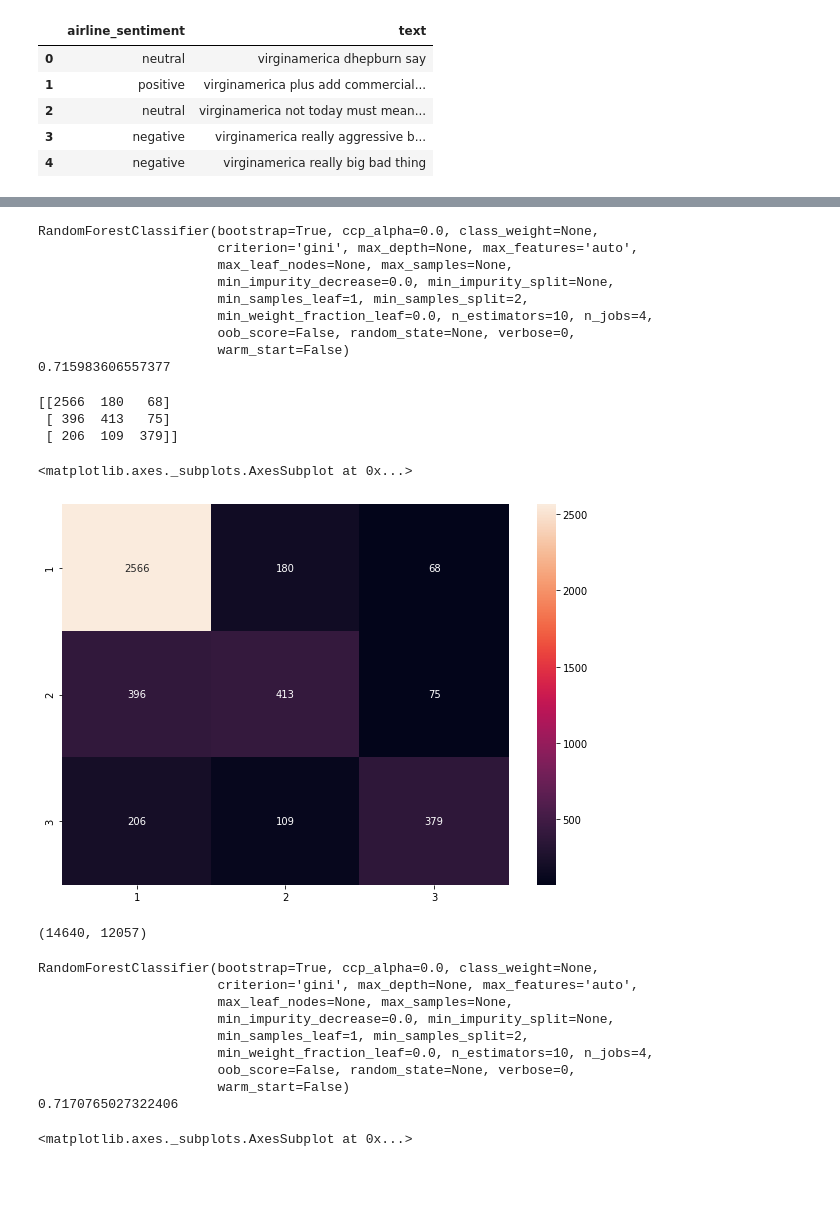
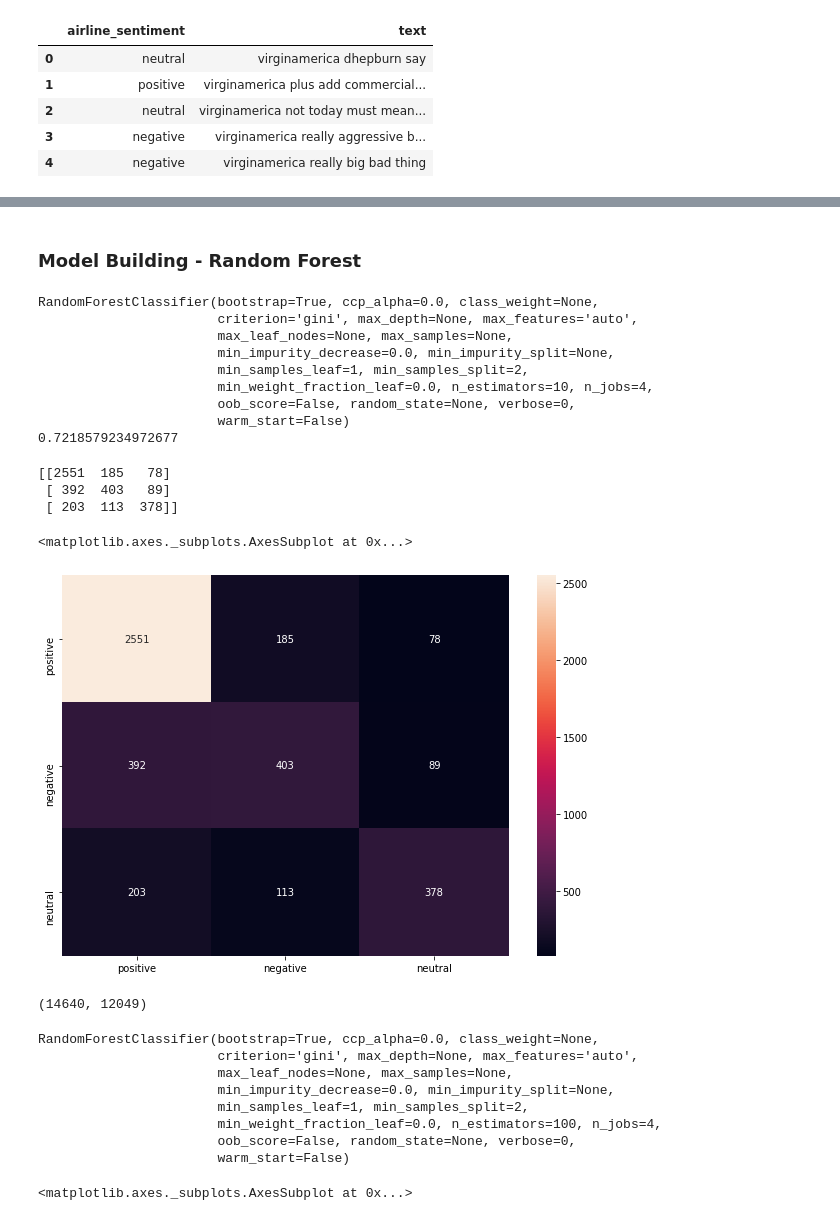
Before and after one commit to mohansameer1983/Twitter-US-Airline-Sentiment-Analysis-NLP, a Jupyter notebook: Twitter-US-Airline-Sentiment-Analysis-NLP.ipynb, the cells around one changed output, grey strips where cells are left out. Drawn from its saved outputs; the diff is of its cells as text; code cells hidden in the pictures; blank space fills up the shorter version.

```diff
--- a/Twitter-US-Airline-Sentiment-Analysis-NLP.ipynb
+++ b/Twitter-US-Airline-Sentiment-Analysis-NLP.ipynb
@@ -133,5 +146,5 @@ data.head()
 | 3 | negative | @VirginAmerica it is really aggre... |
 | 4 | negative | @VirginAmerica and it is a really... |
 # %%
-data['text'] = data.apply(lambda row: nltk.word_tokenize(row['text']), axis=1) # Tokenization of data
+data_proc['text'] = data_proc.apply(lambda row: nltk.word_tokenize(row['text']), axis=1) # Tokenization of data
 # %%
@@ -182,6 +195,15 @@ def remove_punctuation(words):
             new_words.append(new_word)
     return new_words
 
+def remove_special_characters(words):
+    """Remove special characters from list of tokenized words"""
+    new_words = []
+    for word in words:
+        new_word = re.sub(r'[^a-zA-Z\s]', '', word)
+        if new_word != '':
+            new_words.append(new_word)
+    return new_words
+
 def remove_stopwords(words):
     """Remove stop words from list of tokenized words"""
     new_words = []
@@ -200,12 +222,13 @@ def normalize(words):
     words = remove_non_ascii(words)
     words = to_lowercase(words)
     words = remove_punctuation(words)
+    words = remove_special_characters(words)
     words = remove_stopwords(words)
     words = lemmatize_list(words)
     return ' '.join(words)
 
-data['text'] = data.apply(lambda row: normalize(row['text']), axis=1)
-data.head()
+data_proc['text'] = data_proc.apply(lambda row: normalize(row['text']), axis=1)
+data_proc.head()
 # %% [output]
 |  | airline_sentiment | text |
 | 0 | neutral | virginamerica dhepburn say |
@@ -216,9 +241,9 @@ data.head()
 # %%
-# Vectorization (Convert text data to numbers).
+# CountVectorizer
 from sklearn.feature_extraction.text import CountVectorizer
 
-vectorizer = CountVectorizer()                # Keep only 1000 features as number of features will increase the processing time.
-data_features = vectorizer.fit_transform(data['text'])
+vectorizer = CountVectorizer()
+data_features = vectorizer.fit_transform(data_proc['text'])
 
 data_features = data_features.toarray()                        # Convert the data features to array.
 # %%
@@ -234,6 +273,8 @@ labels = labels.astype('string')
 from sklearn.model_selection import train_test_split
 
 X_train, X_test, y_train, y_test = train_test_split(data_features, labels, test_size=0.3, random_state=42)
+# %% [markdown]
+### Model Building - Random Forest
 # %%
 # Using Random Forest to build model for the classification of tweets.
 # Also calculating the cross validation score.
@@ -241,7 +282,7 @@ X_train, X_test, y_train, y_test = train_test_split(data_features, labels, test_
 from sklearn.ensemble import RandomForestClassifier
 from sklearn.model_selection import cross_val_score
 
-forest = RandomForestClassifier(n_estimators=10, n_jobs=4)
+forest = RandomForestClassifier(n_estimators=100, n_jobs=4)
 
 forest = forest.fit(X_train, y_train)
 
@@ -257,7 +298,7 @@ RandomForestClassifier(bootstrap=True, ccp_alpha=0.0, class_weight=None,
                        min_weight_fraction_leaf=0.0, n_estimators=10, n_jobs=4,
                        oob_score=False, random_state=None, verbose=0,
                        warm_start=False)
-0.715983606557377
+0.7218579234972677
 # %%
 # Predict the result for test data using the model built above.
 
@@ -265,37 +306,37 @@ result = forest.predict(X_test)
 # %%
 # Print and plot Confusion matirx to get an idea of how the distribution of the prediction is, among all the classes.
 
 import matplotlib.pyplot as plt
 import seaborn as sns
 from sklearn.metrics import confusion_matrix
 
 conf_mat = confusion_matrix(y_test, result)
 
 print(conf_mat)
 
-df_cm = pd.DataFrame(conf_mat, index = [i for i in "123"],
-                  columns = [i for i in "123"])
+df_cm = pd.DataFrame(conf_mat, index = ["positive", "negative", "neutral"],
+                  columns = ["positive", "negative", "neutral"])
 plt.figure(figsize = (10,7))
 sns.heatmap(df_cm, annot=True, fmt='g')
 # %% [output]
-[[2566  180   68]
- [ 396  413   75]
- [ 206  109  379]]
+[[2551  185   78]
+ [ 392  403   89]
+ [ 203  113  378]]
 <matplotlib.axes._subplots.AxesSubplot at 0x...>
-[figure, old version]
+[figure, new version]
 # %%
 # Using TfidfVectorizer to convert text data to numbers.
 
 from sklearn.feature_extraction.text import TfidfVectorizer
 
 vectorizer = TfidfVectorizer()
-data_features = vectorizer.fit_transform(data['text'])
+data_features = vectorizer.fit_transform(data_proc['text'])
 
 data_features = data_features.toarray()
 
 data_features.shape
 # %% [output]
-(14640, 12057)
+(14640, 12049)
 # %%
 # Using Random Forest to build model for the classification of reviews.
 # Also calculating the cross validation score.
@@ -305,7 +346,7 @@ from sklearn.model_selection import cross_val_score
 
 import numpy as np
 
-forest = RandomForestClassifier(n_estimators=10, n_jobs=4)
+forest = RandomForestClassifier(n_estimators=100, n_jobs=4)
 
 forest = forest.fit(X_train, y_train)
 
@@ -318,10 +359,9 @@ RandomForestClassifier(bootstrap=True, ccp_alpha=0.0, class_weight=None,
                        max_leaf_nodes=None, max_samples=None,
                        min_impurity_decrease=0.0, min_impurity_split=None,
                        min_samples_leaf=1, min_samples_split=2,
-                       min_weight_fraction_leaf=0.0, n_estimators=10, n_jobs=4,
+                       min_weight_fraction_leaf=0.0, n_estimators=100, n_jobs=4,
                        oob_score=False, random_state=None, verbose=0,
                        warm_start=False)
-0.7170765027322406
 # %%
 result = forest.predict(X_test)
 # %%
```
Also changed, not shown: parts of 13 cells of this notebook.
